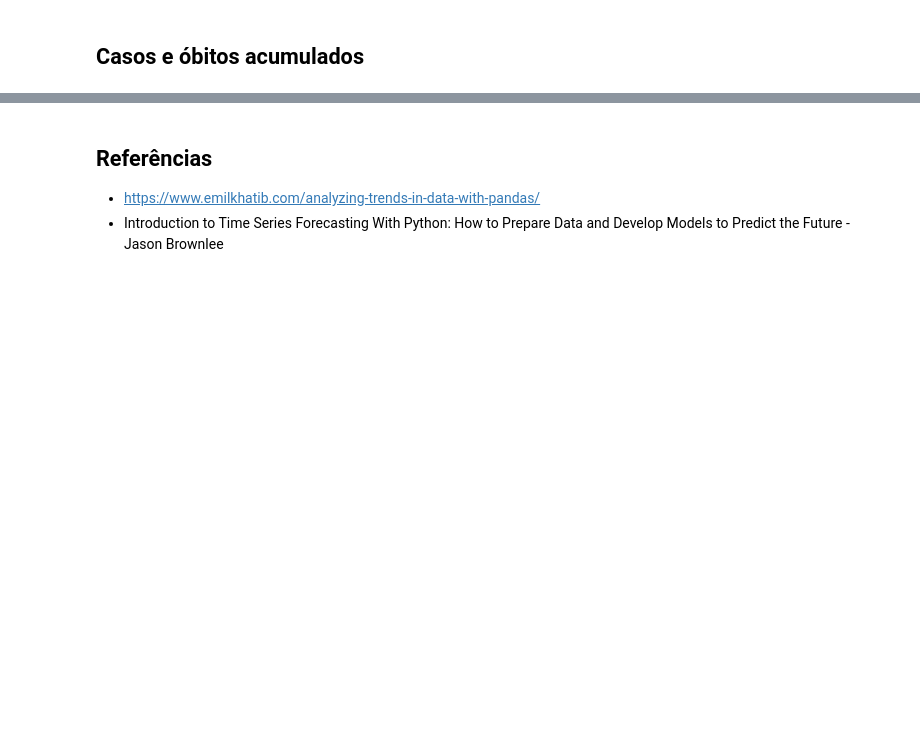
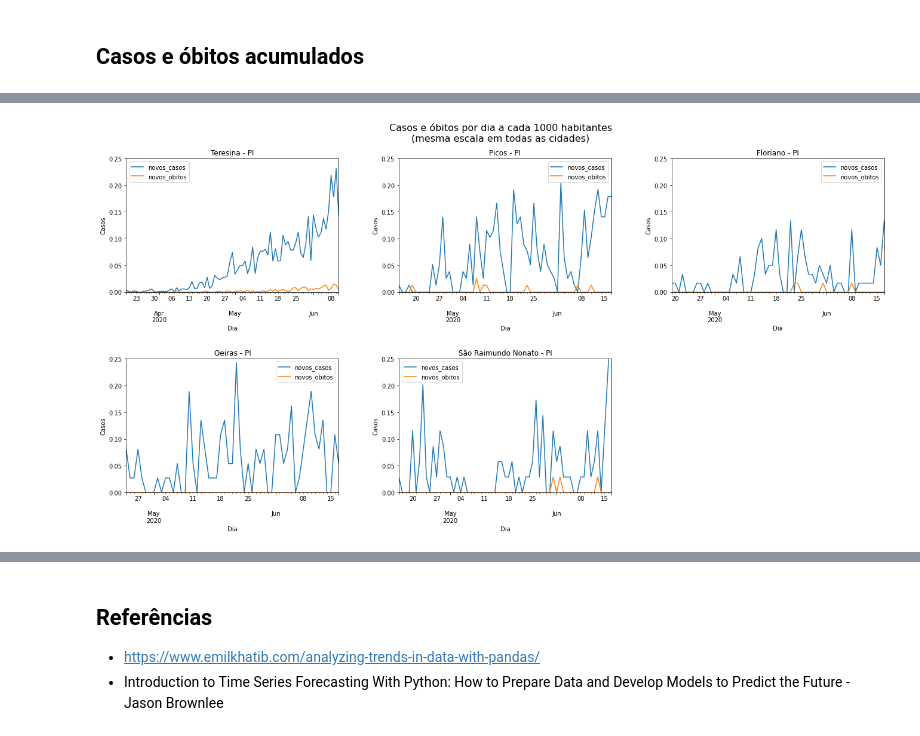
Before and after one commit to diegofsousa/panorama-covid-19-piaui, a Jupyter notebook: primeira_analise.ipynb, the cells around one changed output, grey strips where cells are left out. Saved outputs shown, nothing was run; the diff lists cells and outputs as text; code cells hidden in the pictures; blank space fills up the shorter version.

Commit message:
atualizando dados para a data de hoje e analise por 1000 habitantes feita

```diff
--- a/primeira_analise.ipynb
+++ b/primeira_analise.ipynb
@@ -11,13 +11,20 @@ import pandas as pd
 import matplotlib.pyplot as plt
 from datetime import datetime
 # %%
-# Carregando as bases de dados
+# Carregando as bases de dados e algumas variáveis
+# Obs.: Valor da população obtido na base do IBGE com fonte datada em 2019
 
 teresina_df = pd.read_csv('teresina.csv')
 picos_df = pd.read_csv('picos.csv')
 floriano_df = pd.read_csv('floriano.csv')
 oeiras_df = pd.read_csv('oeiras.csv')
 srn_df = pd.read_csv('srn.csv')
+
+POPULACAO_TERESINA = 864845
+POPULACAO_PICOS = 78222
+POPULACAO_FLORIANO = 59935
+POPULACAO_OEIRAS = 37029
+POPULACAO_SRN = 34710
 # %%
 # Convertendo as datas para a tipagem nativa
 
@@ -268,0 +279,5 @@ plt.show()
+# %%
+# Função para retornar quantidade de incidências por numero x de habitantes.
+
+def incidence_per_inhabitants(value, inhabitants_value, coefficient):
+    return (coefficient * value)/inhabitants_value
@@ -268,0 +288,58 @@ plt.show()
+# %%
+COEFICIENTE_HABITANTES = 1000
+
+fig, ax = plt.subplots(2,3, figsize=(20,10))
+fig.delaxes(ax[1][2])
+fig.suptitle('Casos e óbitos por dia a cada {} habitantes\n(mesma escala em todas as cidades)'.format(COEFICIENTE_HABITANTES), fontsize=16)
+fig.tight_layout(pad=7.0)
+
+teresina_df_per_x_inhabitants = teresina_df_date_index.copy()
+teresina_df_per_x_inhabitants
+teresina_df_per_x_inhabitants['novos_casos'] = teresina_df_per_x_inhabitants['novos_casos'].apply((lambda x: incidence_per_inhabitants(x, POPULACAO_TERESINA, COEFICIENTE_HABITANTES)))
+teresina_df_per_x_inhabitants['novos_obitos'] = teresina_df_per_x_inhabitants['novos_obitos'].apply((lambda x: incidence_per_inhabitants(x, POPULACAO_TERESINA, COEFICIENTE_HABITANTES)))
+plot_teresina = teresina_df_per_x_inhabitants.plot(kind='line', ax=ax[0,0], ylim=(0,0.25))
+plot_teresina.set_title("Teresina - PI")
+plot_teresina.set_xlabel("Dia")
+plot_teresina.set_ylabel("Casos")
+
+
+picos_df_per_x_inhabitants = picos_df_date_index.copy()
+picos_df_per_x_inhabitants
+picos_df_per_x_inhabitants['novos_casos'] = picos_df_per_x_inhabitants['novos_casos'].apply((lambda x: incidence_per_inhabitants(x, POPULACAO_PICOS, COEFICIENTE_HABITANTES)))
+picos_df_per_x_inhabitants['novos_obitos'] = picos_df_per_x_inhabitants['novos_obitos'].apply((lambda x: incidence_per_inhabitants(x, POPULACAO_PICOS, COEFICIENTE_HABITANTES)))
+plot_picos = picos_df_per_x_inhabitants.plot(kind='line', ax=ax[0,1], ylim=(0,0.25))
+plot_picos.set_title("Picos - PI")
+plot_picos.set_xlabel("Dia")
+plot_picos.set_ylabel("Casos")
+
+floriano_df_per_x_inhabitants = floriano_df_date_index.copy()
+floriano_df_per_x_inhabitants
+floriano_df_per_x_inhabitants['novos_casos'] = floriano_df_per_x_inhabitants['novos_casos'].apply((lambda x: incidence_per_inhabitants(x, POPULACAO_FLORIANO, COEFICIENTE_HABITANTES)))
+floriano_df_per_x_inhabitants['novos_obitos'] = floriano_df_per_x_inhabitants['novos_obitos'].apply((lambda x: incidence_per_inhabitants(x, POPULACAO_FLORIANO, COEFICIENTE_HABITANTES)))
+plot_floriano = floriano_df_per_x_inhabitants.plot(kind='line', ax=ax[0,2], ylim=(0,0.25))
+plot_floriano.set_title("Floriano - PI")
+plot_floriano.set_xlabel("Dia")
+plot_floriano.set_ylabel("Casos")
+
+oeiras_df_per_x_inhabitants = oeiras_df_date_index.copy()
+oeiras_df_per_x_inhabitants
+oeiras_df_per_x_inhabitants['novos_casos'] = oeiras_df_per_x_inhabitants['novos_casos'].apply((lambda x: incidence_per_inhabitants(x, POPULACAO_OEIRAS, COEFICIENTE_HABITANTES)))
+oeiras_df_per_x_inhabitants['novos_obitos'] = oeiras_df_per_x_inhabitants['novos_obitos'].apply((lambda x: incidence_per_inhabitants(x, POPULACAO_OEIRAS, COEFICIENTE_HABITANTES)))
+plot_oeiras = oeiras_df_per_x_inhabitants.plot(kind='line', ax=ax[1,0], ylim=(0,0.25))
+plot_oeiras.set_title("Oeiras - PI")
+plot_oeiras.set_xlabel("Dia")
+plot_oeiras.set_ylabel("Casos")
+
+srn_df_per_x_inhabitants = srn_df_date_index.copy()
+srn_df_per_x_inhabitants
+srn_df_per_x_inhabitants['novos_casos'] = srn_df_per_x_inhabitants['novos_casos'].apply((lambda x: incidence_per_inhabitants(x, POPULACAO_SRN, COEFICIENTE_HABITANTES)))
+srn_df_per_x_inhabitants['novos_obitos'] = srn_df_per_x_inhabitants['novos_obitos'].apply((lambda x: incidence_per_inhabitants(x, POPULACAO_SRN, COEFICIENTE_HABITANTES)))
+plot_srn = srn_df_per_x_inhabitants.plot(kind='line', ax=ax[1,1], ylim=(0,0.25))
+plot_srn.set_title("São Raimundo Nonato - PI")
+plot_srn.set_xlabel("Dia")
+plot_srn.set_ylabel("Casos")
+
+plt.subplots_adjust(hspace=0.50)
+plt.show()
+# %% [output]
+[figure, added]
```
Also changed, not shown: parts of 6 cells of this notebook, 5 other files.
